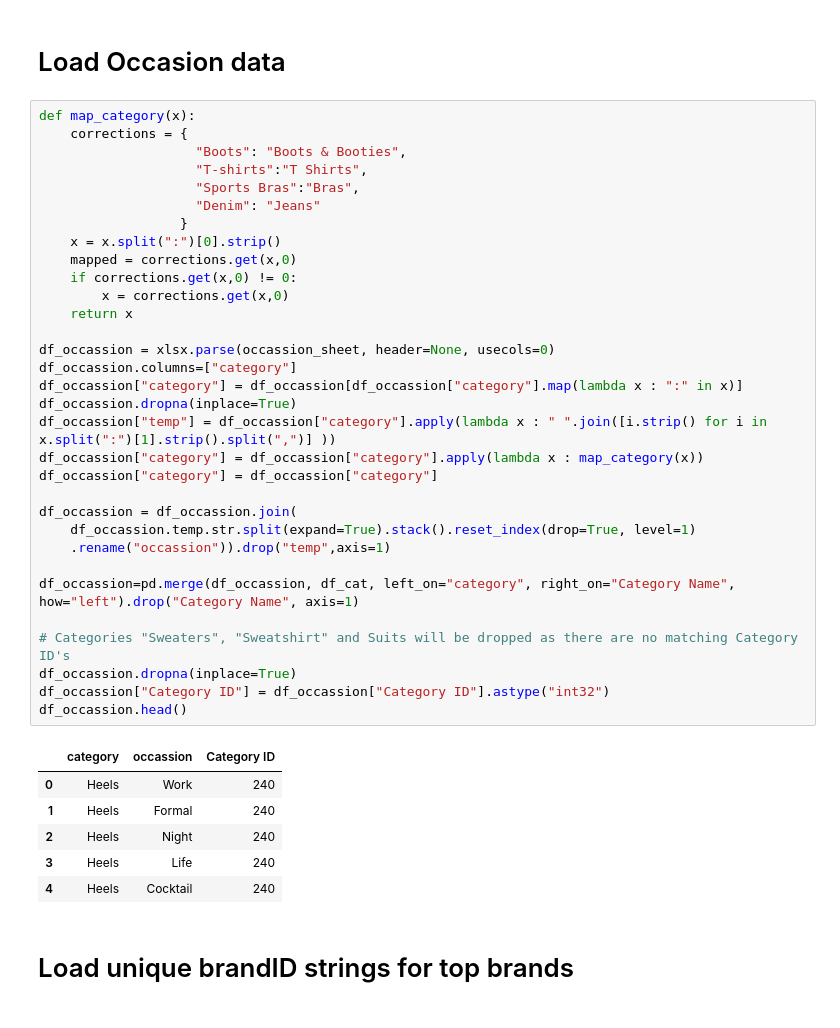
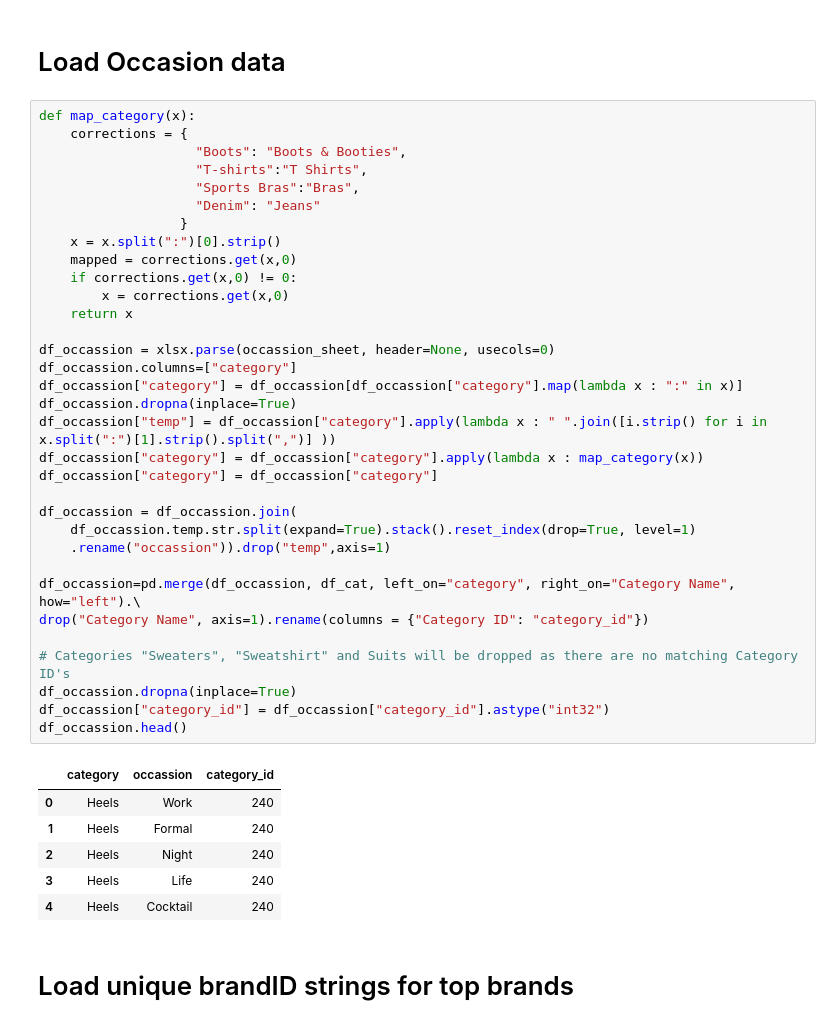
Before and after one commit to radhavrmk/caprs, a Jupyter notebook: code/notebooks/Cap1.ipynb, the cells around one changed output. Saved outputs shown, nothing was run; the diff lists cells and outputs as text.

```diff
--- a/code/notebooks/Cap1.ipynb
+++ b/code/notebooks/Cap1.ipynb
@@ -93,36 +93,37 @@ df_cat.head()
 def map_category(x):
     corrections = {
                     "Boots": "Boots & Booties",
                     "T-shirts":"T Shirts",
                     "Sports Bras":"Bras",
                     "Denim": "Jeans"
                   }
     x = x.split(":")[0].strip()
     mapped = corrections.get(x,0)
     if corrections.get(x,0) != 0:
         x = corrections.get(x,0)
     return x
 
 df_occassion = xlsx.parse(occassion_sheet, header=None, usecols=0)
 df_occassion.columns=["category"]
 df_occassion["category"] = df_occassion[df_occassion["category"].map(lambda x : ":" in x)]
 df_occassion.dropna(inplace=True)
 df_occassion["temp"] = df_occassion["category"].apply(lambda x : " ".join([i.strip() for i in x.split(":")[1].strip().split(",")] ))
 df_occassion["category"] = df_occassion["category"].apply(lambda x : map_category(x))
 df_occassion["category"] = df_occassion["category"]
 
 df_occassion = df_occassion.join(
     df_occassion.temp.str.split(expand=True).stack().reset_index(drop=True, level=1)
     .rename("occassion")).drop("temp",axis=1)
 
-df_occassion=pd.merge(df_occassion, df_cat, left_on="category", right_on="Category Name", how="left").drop("Category Name", axis=1)
+df_occassion=pd.merge(df_occassion, df_cat, left_on="category", right_on="Category Name", how="left").\
+drop("Category Name", axis=1).rename(columns = {"Category ID": "category_id"})
 
 # Categories "Sweaters", "Sweatshirt" and Suits will be dropped as there are no matching Category ID's
 df_occassion.dropna(inplace=True)
-df_occassion["Category ID"] = df_occassion["Category ID"].astype("int32")
+df_occassion["category_id"] = df_occassion["category_id"].astype("int32")
 df_occassion.head()
 # %% [output]
-|  | category | occassion | Category ID |
+|  | category | occassion | category_id |
 | 0 | Heels | Work | 240 |
 | 1 | Heels | Formal | 240 |
 | 2 | Heels | Night | 240 |
```
Also changed, not shown: parts of 8 cells of this notebook.
